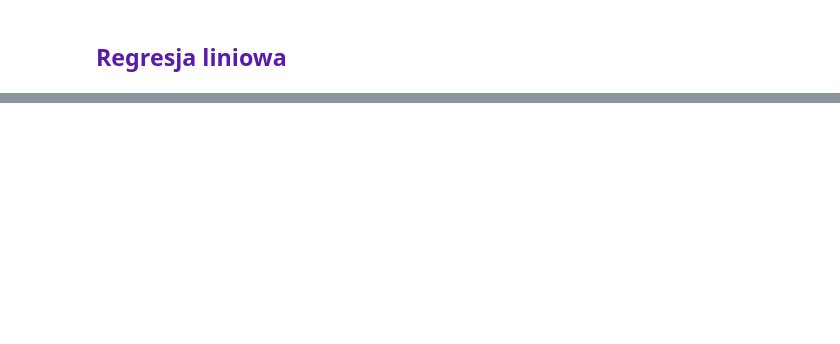
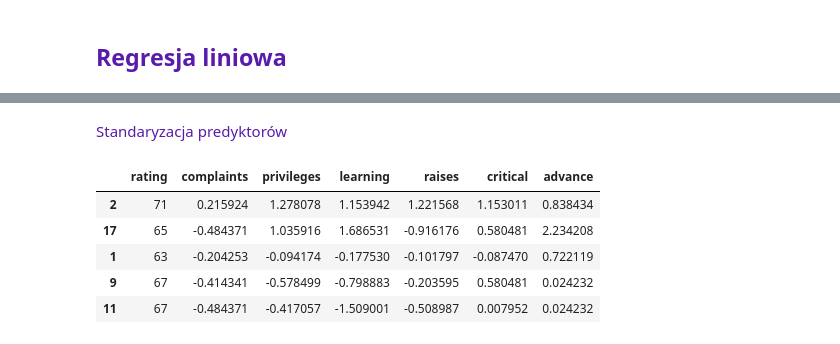
Before and after one commit to knum-atlas/bootcamp, a Jupyter notebook: 2023/2_regresja_python.ipynb, the cells around one changed output, grey strips where cells are left out. Drawn from its saved outputs; the diff is of its cells as text; code cells hidden in the pictures; blank space fills up the shorter version.

Commit message:
Update 2_regresja_python.ipynb
added data splitting

```diff
--- a/2023/2_regresja_python.ipynb
+++ b/2023/2_regresja_python.ipynb
@@ -154,0 +149,29 @@ normalized_df[target] = df[target]
+# %%
+from sklearn.model_selection import train_test_split
+
+df_train, df_test = train_test_split(df2, test_size = 0.15, random_state=7)
+# %% [markdown]
+<span style="color:#591BAB">Standaryzacja predyktorów</span>
+# %%
+from sklearn import preprocessing
+
+scaler = preprocessing.StandardScaler().fit(df_train[predictors])
+
+
+train_std = scaler.transform(df_train[predictors])
+
+df_train_std = pd.DataFrame(train_std, index=df_train.index, columns=predictors)
+df_train_std.insert(loc=0, column = target, value = df_train[target])
+
+
+test_std = scaler.transform(df_test[predictors])
+
+df_test_std = pd.DataFrame(test_std, index=df_test.index, columns=predictors)
+df_test_std.insert(loc=0, column = target, value = df_test[target])
+# %% [output]
+|  | rating | complaints | privileges | learning | raises | critical | advance |
+| 2 | 71 | 0.215924 | 1.278078 | 1.153942 | 1.221568 | 1.153011 | 0.838434 |
+| 17 | 65 | -0.484371 | 1.035916 | 1.686531 | -0.916176 | 0.580481 | 2.234208 |
+| 1 | 63 | -0.204253 | -0.094174 | -0.177530 | -0.101797 | -0.087470 | 0.722119 |
+| 9 | 67 | -0.414341 | -0.578499 | -0.798883 | -0.203595 | 0.580481 | 0.024232 |
+| 11 | 67 | -0.484371 | -0.417057 | -1.509001 | -0.508987 | 0.007952 | 0.024232 |
```
Also changed, not shown: parts of 16 cells of this notebook.
